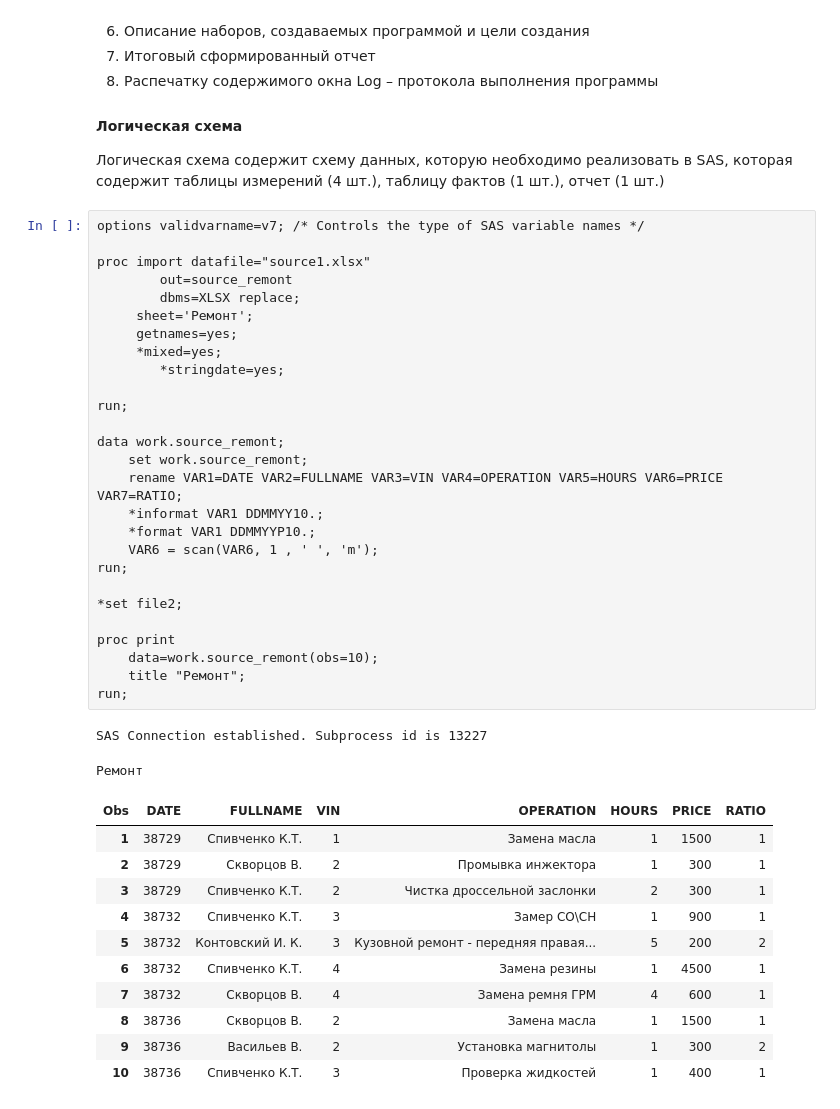
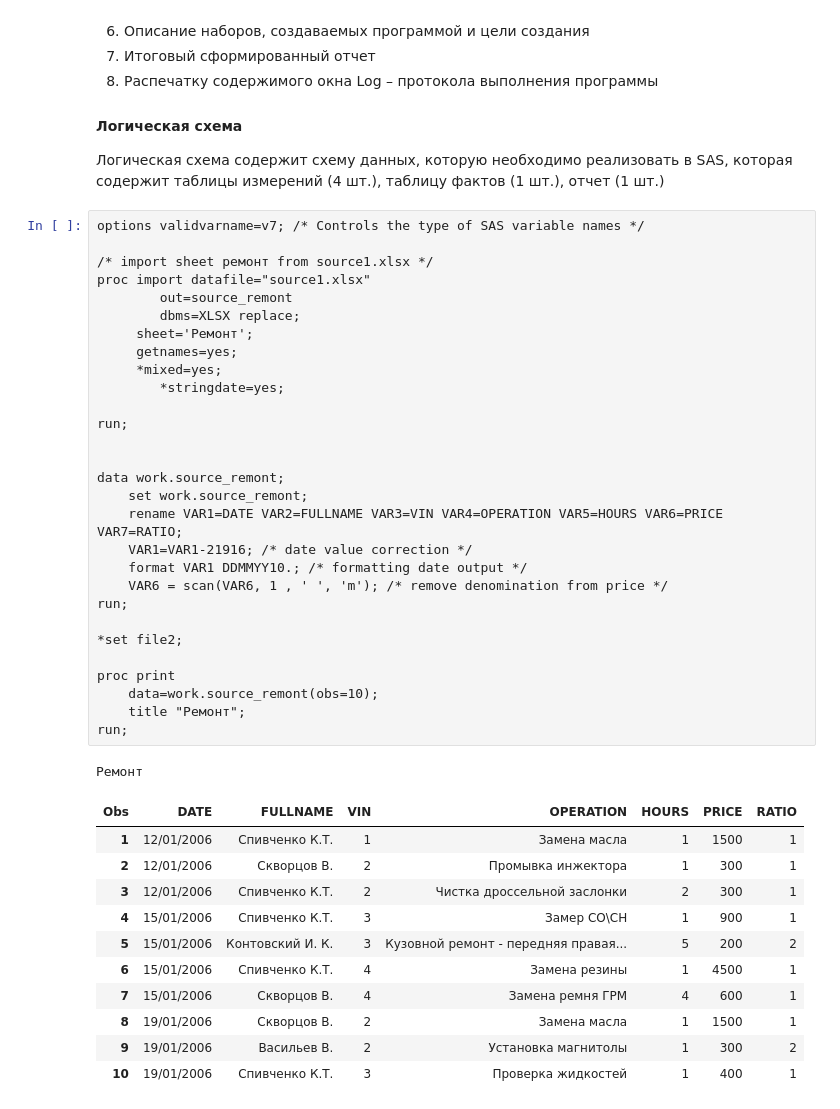
Before and after one commit to ahtyamovdanil/SAS_university, a Jupyter notebook: lab_1/lab1.ipynb, the cells around one changed output. Drawn from its saved outputs; the diff is of its cells as text.

```diff
--- a/lab_1/lab1.ipynb
+++ b/lab_1/lab1.ipynb
@@ -31,44 +31,45 @@
 # %%
 options validvarname=v7; /* Controls the type of SAS variable names */
 
+/* import sheet ремонт from source1.xlsx */
 proc import datafile="source1.xlsx"
         out=source_remont
         dbms=XLSX replace;
      sheet='Ремонт';
      getnames=yes;
      *mixed=yes;
         *stringdate=yes;
 
 run;
 
+
 data work.source_remont;
     set work.source_remont;
     rename VAR1=DATE VAR2=FULLNAME VAR3=VIN VAR4=OPERATION VAR5=HOURS VAR6=PRICE VAR7=RATIO;
-    *informat VAR1 DDMMYY10.;
-    *format VAR1 DDMMYYP10.;
-    VAR6 = scan(VAR6, 1 , ' ', 'm');
+    VAR1=VAR1-21916; /* date value correction */
+    format VAR1 DDMMYY10.; /* formatting date output */
+    VAR6 = scan(VAR6, 1 , ' ', 'm'); /* remove denomination from price */
 run;
 
 *set file2;
 
 proc print
     data=work.source_remont(obs=10);
     title "Ремонт";
 run;
 # %% [output]
-SAS Connection established. Subprocess id is 13227
+Ремонт
-Ремонт
 | Obs | DATE | FULLNAME | VIN | OPERATION | HOURS | PRICE | RATIO |
-| 1 | 38729 | Спивченко К.Т. | 1 | Замена масла | 1 | 1500 | 1 |
-| 2 | 38729 | Скворцов В. | 2 | Промывка инжектора | 1 | 300 | 1 |
-| 3 | 38729 | Спивченко К.Т. | 2 | Чистка дроссельной заслонки | 2 | 300 | 1 |
-| 4 | 38732 | Спивченко К.Т. | 3 | Замер СО\СН | 1 | 900 | 1 |
-| 5 | 38732 | Контовский И. К. | 3 | Кузовной ремонт - передняя правая... | 5 | 200 | 2 |
-| 6 | 38732 | Спивченко К.Т. | 4 | Замена резины | 1 | 4500 | 1 |
-| 7 | 38732 | Скворцов В. | 4 | Замена ремня ГРМ | 4 | 600 | 1 |
-| 8 | 38736 | Скворцов В. | 2 | Замена масла | 1 | 1500 | 1 |
-| 9 | 38736 | Васильев В. | 2 | Установка магнитолы | 1 | 300 | 2 |
-| 10 | 38736 | Спивченко К.Т. | 3 | Проверка жидкостей | 1 | 400 | 1 |
+| 1 | 12/01/2006 | Спивченко К.Т. | 1 | Замена масла | 1 | 1500 | 1 |
+| 2 | 12/01/2006 | Скворцов В. | 2 | Промывка инжектора | 1 | 300 | 1 |
+| 3 | 12/01/2006 | Спивченко К.Т. | 2 | Чистка дроссельной заслонки | 2 | 300 | 1 |
+| 4 | 15/01/2006 | Спивченко К.Т. | 3 | Замер СО\СН | 1 | 900 | 1 |
+| 5 | 15/01/2006 | Контовский И. К. | 3 | Кузовной ремонт - передняя правая... | 5 | 200 | 2 |
+| 6 | 15/01/2006 | Спивченко К.Т. | 4 | Замена резины | 1 | 4500 | 1 |
+| 7 | 15/01/2006 | Скворцов В. | 4 | Замена ремня ГРМ | 4 | 600 | 1 |
+| 8 | 19/01/2006 | Скворцов В. | 2 | Замена масла | 1 | 1500 | 1 |
+| 9 | 19/01/2006 | Васильев В. | 2 | Установка магнитолы | 1 | 300 | 2 |
+| 10 | 19/01/2006 | Спивченко К.Т. | 3 | Проверка жидкостей | 1 | 400 | 1 |
 # %%
 proc import datafile="source1.xlsx"
         out=source_mash
```
Also changed, not shown: parts of 6 cells of this notebook.
